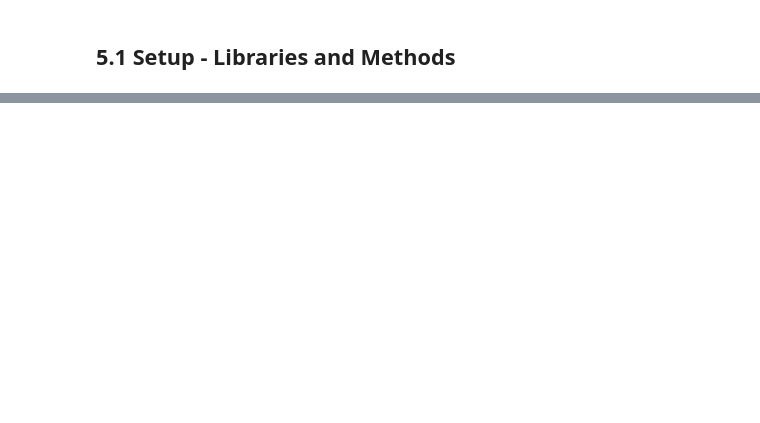
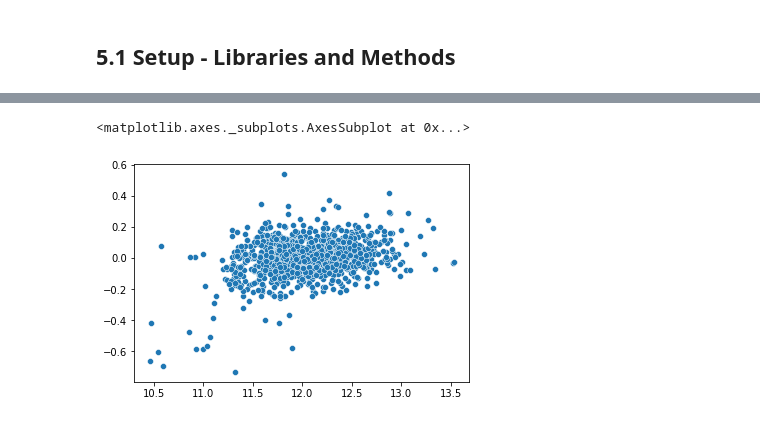
Before and after one commit to weswest/MSDS422, a Jupyter notebook: MSDS_422_Assignment2.ipynb, the cells around one changed output, grey strips where cells are left out. Saved outputs shown, nothing was run; the diff lists cells and outputs as text; code cells hidden in the pictures; blank space fills up the shorter version.

```diff
--- a/MSDS_422_Assignment2.ipynb
+++ b/MSDS_422_Assignment2.ipynb
@@ -2413,0 +2850,2 @@ Approach largely pulled from https://www.kaggle.com/anupjana/top-10-ames-house-p
+# %%
+df5 = df_all.copy()
@@ -2562,0 +2921,9 @@ sub.to_csv('submission.csv',index=False)
+# %%
+ts = 0.2 # creates a validation set that is 20% of the database
+
+X0_t, X0_v, y0_t, y0_v = train_test_split(df0_train, y_train, test_size= ts, random_state=422)
+X1_t, X1_v, y1_t, y1_v = train_test_split(df1_train, y_train, test_size= ts, random_state=422)
+X2_t, X2_v, y2_t, y2_v = train_test_split(df2_train, y_train, test_size= ts, random_state=422)
+X3_t, X3_v, y3_t, y3_v = train_test_split(df3_train, y_train, test_size= ts, random_state=422)
+X4_t, X4_v, y4_t, y4_v = train_test_split(df4_train, y_train, test_size= ts, random_state=422)
+X5_t, X5_v, y5_t, y5_v = train_test_split(df5_train, y_train, test_size= ts, random_state=422)
@@ -2562,0 +2935,7 @@ sub.to_csv('submission.csv',index=False)
+# %%
+lr0 = sm.OLS(y0_t,sm.add_constant(X0_t)).fit()
+lr1 = sm.OLS(y1_t,sm.add_constant(X1_t)).fit()
+lr2 = sm.OLS(y2_t,sm.add_constant(X2_t)).fit()
+lr3 = sm.OLS(y3_t,sm.add_constant(X3_t)).fit()
+lr4 = sm.OLS(y4_t,sm.add_constant(X4_t)).fit()
+lr5 = sm.OLS(y5_t,sm.add_constant(X5_t)).fit()
@@ -2562,0 +2981,20 @@ sub.to_csv('submission.csv',index=False)
+# %%
+y0_t_pred = lr0.predict(sm.add_constant(X0_t))
+y0_v_pred = lr0.predict(sm.add_constant(X0_v))
+y1_t_pred = lr1.predict(sm.add_constant(X1_t))
+y1_v_pred = lr1.predict(sm.add_constant(X1_v))
+y2_t_pred = lr2.predict(sm.add_constant(X2_t))
+y2_v_pred = lr2.predict(sm.add_constant(X2_v))
+y3_t_pred = lr3.predict(sm.add_constant(X3_t))
+y3_v_pred = lr3.predict(sm.add_constant(X3_v))
+y4_t_pred = lr4.predict(sm.add_constant(X4_t))
+y4_v_pred = lr4.predict(sm.add_constant(X4_v))
+y5_t_pred = lr5.predict(sm.add_constant(X5_t))
+y5_v_pred = lr5.predict(sm.add_constant(X5_v))
+
+print('LinReg 0: ',rmse(y0_t, y0_t_pred), rmse(y0_v, y0_v_pred))
+print('LinReg 1: ',rmse(y1_t, y1_t_pred), rmse(y1_v, y1_v_pred))
+print('LinReg 2: ',rmse(y2_t, y2_t_pred), rmse(y2_v, y2_v_pred))
+print('LinReg 3: ',rmse(y3_t, y3_t_pred), rmse(y3_v, y3_v_pred))
+print('LinReg 4: ',rmse(y4_t, y4_t_pred), rmse(y4_v, y4_v_pred))
+print('LinReg 5: ',rmse(y5_t, y5_t_pred), rmse(y5_v, y5_v_pred))
@@ -2562,0 +3012,7 @@ sub.to_csv('submission.csv',index=False)
+# %%
+resid3_t = y3_t - y3_t_pred
+
+sns.scatterplot(x=y3_t, y = resid3_t)
+# %% [output]
+<matplotlib.axes._subplots.AxesSubplot at 0x...>
+[figure, added]
```
Also changed, not shown: parts of 98 cells of this notebook.
